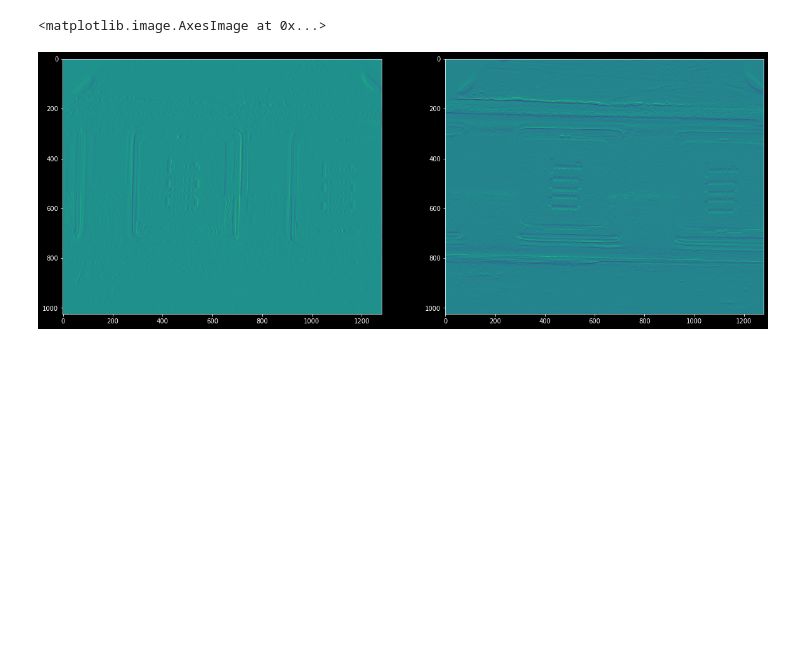
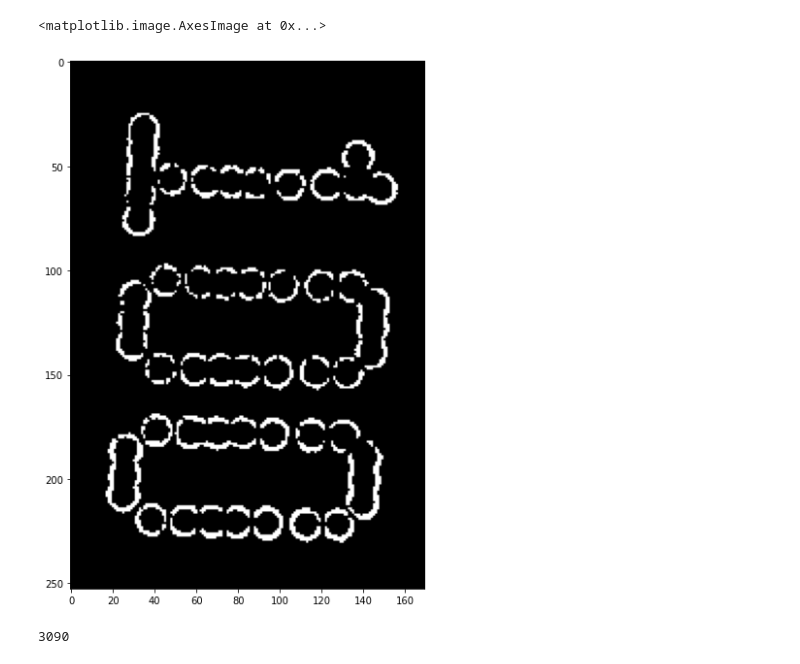
Before and after one commit to randy8642/ImageProcessing_HW3_TemplateMatching, a Jupyter notebook: main.ipynb, the cells around one changed output. Cells and saved outputs as stored; diff of their text form; code cells hidden in the pictures; blank space fills up the shorter version.

```diff
--- a/main.ipynb
+++ b/main.ipynb
@@ -78 +76,16 @@ print(res)
+# %%
+featureMap = a < 140
+
+b = np.zeros(a.shape)
+b[featureMap] = 1
+
+plt.figure(figsize=(10, 10))
+plt.imshow(b, cmap='gray')
+# %% [output]
+<matplotlib.image.AxesImage at 0x...>
+[figure, added]
+# %%
+np.sum(featureMap)
+# %% [output]
+3090
 # %%
@@ -92,7 +97,0 @@ Iy = conv(img, sobel_y)
-# %%
-fig, ax = plt.subplots(1, 2, figsize=(20, 10))
-ax[0].imshow(Ix)
-ax[1].imshow(Iy)
-# %% [output]
-<matplotlib.image.AxesImage at 0x...>
-[figure, removed]
```
Also changed, not shown: parts of 25 cells of this notebook, 2 other files.
